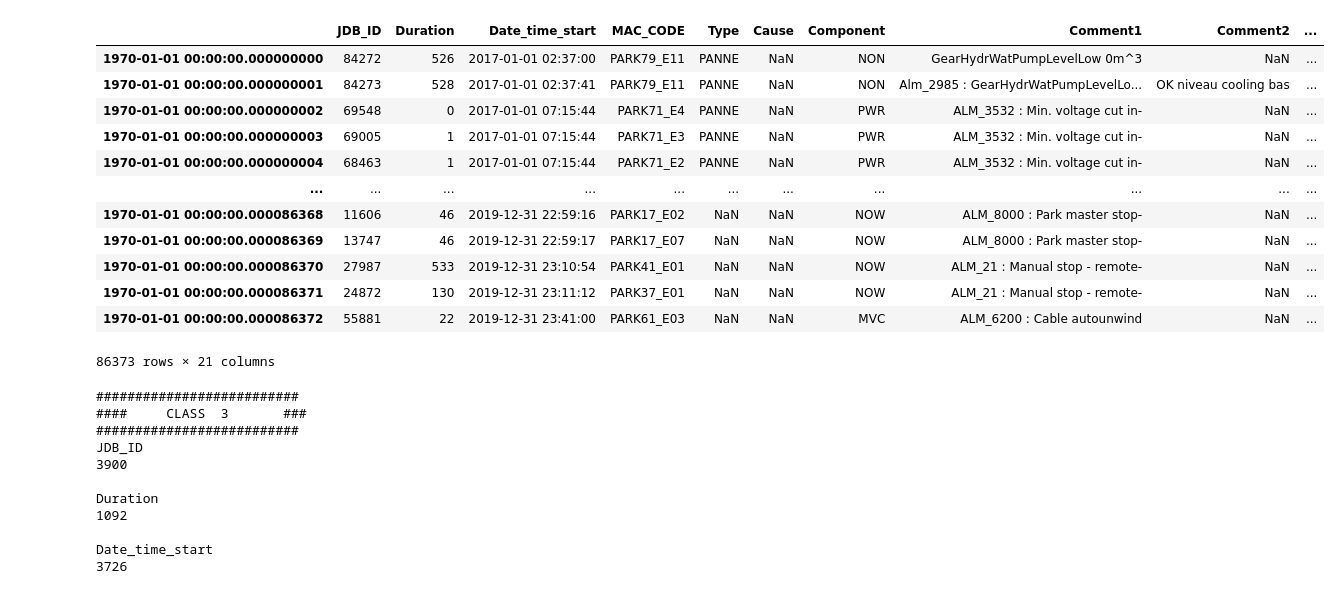
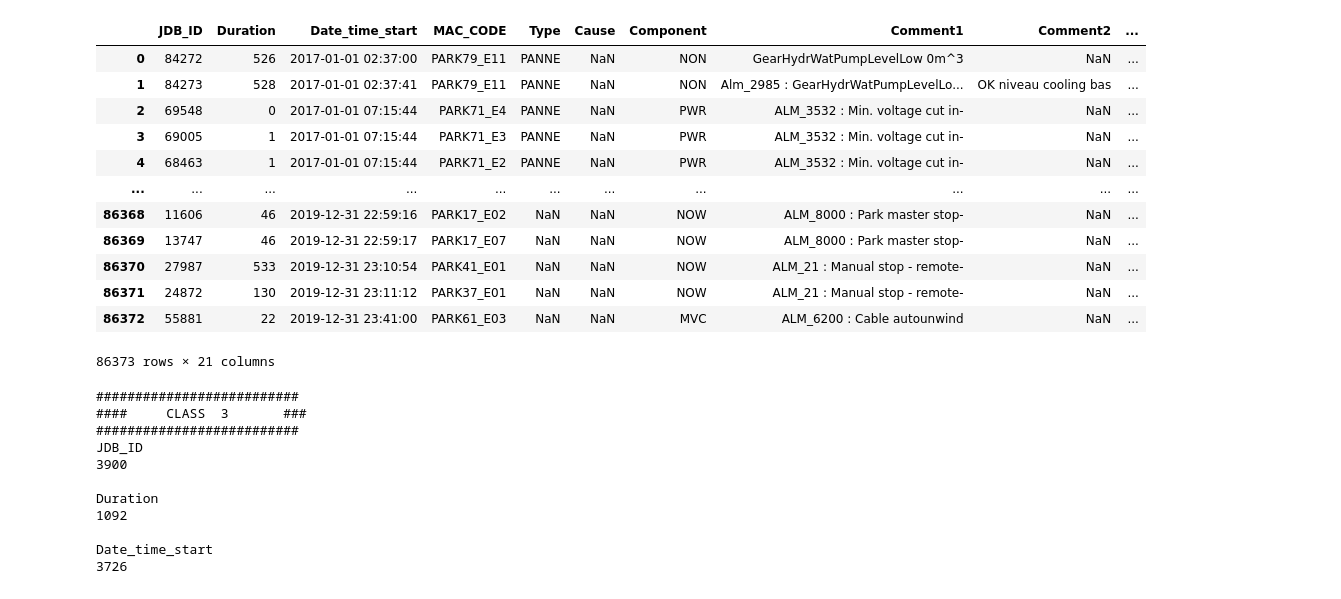
Before and after one commit to MaximeCarriere/Multi-Classification-Problem, a Jupyter notebook: Darwin_Exploration_Data_Keep_Text+Variables.ipynb, the cells around one changed output. Cells and saved outputs as stored; diff of their text form; code cells hidden in the pictures.

```diff
--- a/Darwin_Exploration_Data_Keep_Text+Variables.ipynb
+++ b/Darwin_Exploration_Data_Keep_Text+Variables.ipynb
@@ -103,21 +103,20 @@ from datetime import datetime, date
 plt.rcParams["figure.figsize"] = (17,10)
 # %%
 df = pd.read_csv('/Users/gz6009/Documents/Data_Science_Challenge/Darwin/Data/train_logs.csv')#.set_index('Date_time_start')
-df.index = pd.to_datetime(df.index)
 df
 # %% [output]
 |  | JDB_ID | Duration | Date_time_start | MAC_CODE | Type | Cause | Component | Comment1 | Comment2 | ... |
-| 1970-01-01 00:00:00.000000000 | 84272 | 526 | 2017-01-01 02:37:00 | PARK79_E11 | PANNE | NaN | NON | GearHydrWatPumpLevelLow 0m^3 | NaN | ... |
-| 1970-01-01 00:00:00.000000001 | 84273 | 528 | 2017-01-01 02:37:41 | PARK79_E11 | PANNE | NaN | NON | Alm_2985 : GearHydrWatPumpLevelLo... | OK niveau cooling bas | ... |
-| 1970-01-01 00:00:00.000000002 | 69548 | 0 | 2017-01-01 07:15:44 | PARK71_E4 | PANNE | NaN | PWR | ALM_3532 : Min. voltage cut in- | NaN | ... |
-| 1970-01-01 00:00:00.000000003 | 69005 | 1 | 2017-01-01 07:15:44 | PARK71_E3 | PANNE | NaN | PWR | ALM_3532 : Min. voltage cut in- | NaN | ... |
-| 1970-01-01 00:00:00.000000004 | 68463 | 1 | 2017-01-01 07:15:44 | PARK71_E2 | PANNE | NaN | PWR | ALM_3532 : Min. voltage cut in- | NaN | ... |
+| 0 | 84272 | 526 | 2017-01-01 02:37:00 | PARK79_E11 | PANNE | NaN | NON | GearHydrWatPumpLevelLow 0m^3 | NaN | ... |
+| 1 | 84273 | 528 | 2017-01-01 02:37:41 | PARK79_E11 | PANNE | NaN | NON | Alm_2985 : GearHydrWatPumpLevelLo... | OK niveau cooling bas | ... |
+| 2 | 69548 | 0 | 2017-01-01 07:15:44 | PARK71_E4 | PANNE | NaN | PWR | ALM_3532 : Min. voltage cut in- | NaN | ... |
+| 3 | 69005 | 1 | 2017-01-01 07:15:44 | PARK71_E3 | PANNE | NaN | PWR | ALM_3532 : Min. voltage cut in- | NaN | ... |
+| 4 | 68463 | 1 | 2017-01-01 07:15:44 | PARK71_E2 | PANNE | NaN | PWR | ALM_3532 : Min. voltage cut in- | NaN | ... |
 | ... | ... | ... | ... | ... | ... | ... | ... | ... | ... | ... |
-| 1970-01-01 00:00:00.000086368 | 11606 | 46 | 2019-12-31 22:59:16 | PARK17_E02 | NaN | NaN | NOW | ALM_8000 : Park master stop- | NaN | ... |
-| 1970-01-01 00:00:00.000086369 | 13747 | 46 | 2019-12-31 22:59:17 | PARK17_E07 | NaN | NaN | NOW | ALM_8000 : Park master stop- | NaN | ... |
-| 1970-01-01 00:00:00.000086370 | 27987 | 533 | 2019-12-31 23:10:54 | PARK41_E01 | NaN | NaN | NOW | ALM_21 : Manual stop - remote- | NaN | ... |
-| 1970-01-01 00:00:00.000086371 | 24872 | 130 | 2019-12-31 23:11:12 | PARK37_E01 | NaN | NaN | NOW | ALM_21 : Manual stop - remote- | NaN | ... |
-| 1970-01-01 00:00:00.000086372 | 55881 | 22 | 2019-12-31 23:41:00 | PARK61_E03 | NaN | NaN | MVC | ALM_6200 : Cable autounwind | NaN | ... |
+| 86368 | 11606 | 46 | 2019-12-31 22:59:16 | PARK17_E02 | NaN | NaN | NOW | ALM_8000 : Park master stop- | NaN | ... |
+| 86369 | 13747 | 46 | 2019-12-31 22:59:17 | PARK17_E07 | NaN | NaN | NOW | ALM_8000 : Park master stop- | NaN | ... |
+| 86370 | 27987 | 533 | 2019-12-31 23:10:54 | PARK41_E01 | NaN | NaN | NOW | ALM_21 : Manual stop - remote- | NaN | ... |
+| 86371 | 24872 | 130 | 2019-12-31 23:11:12 | PARK37_E01 | NaN | NaN | NOW | ALM_21 : Manual stop - remote- | NaN | ... |
+| 86372 | 55881 | 22 | 2019-12-31 23:41:00 | PARK61_E03 | NaN | NaN | MVC | ALM_6200 : Cable autounwind | NaN | ... |
 86373 rows × 21 columns
 # %%
 for classes in df.Duration_categories.unique():
```
Also changed, not shown: parts of 16 cells of this notebook.
